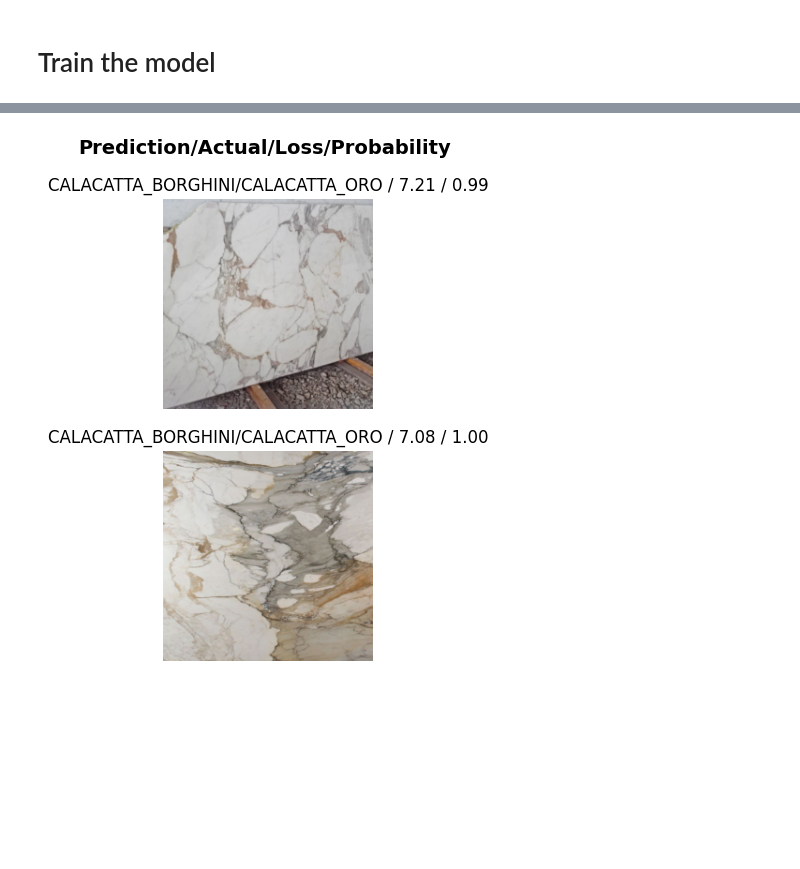
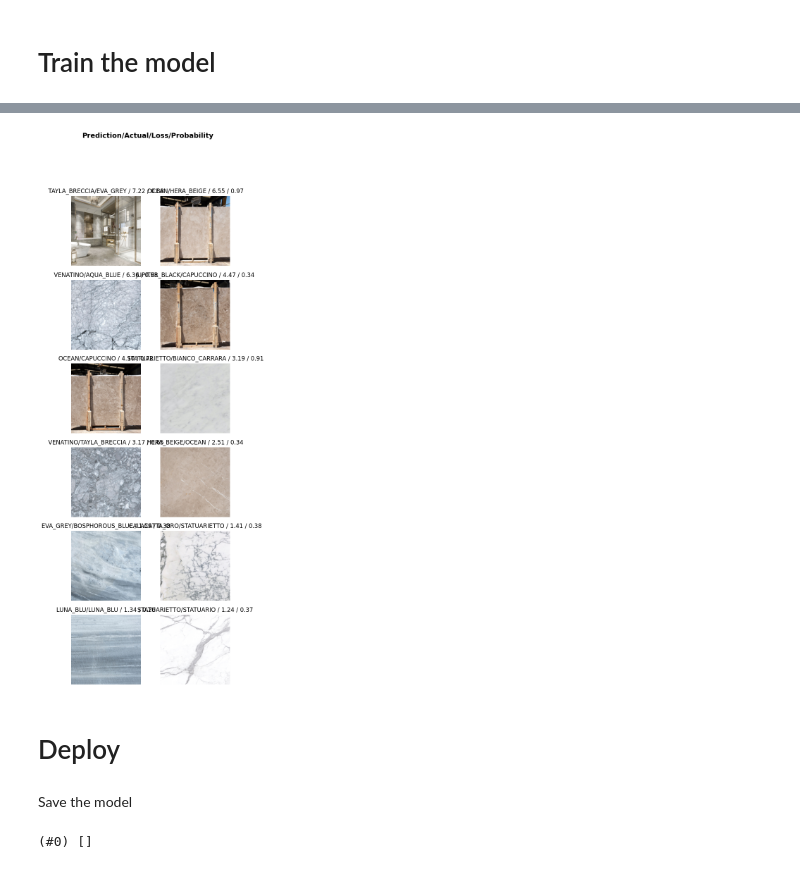
Before and after one commit to justsvykas/lemon_test, a Jupyter notebook: LemonTestAI.ipynb, the cells around one changed output, grey strips where cells are left out. Saved outputs shown, nothing was run; the diff lists cells and outputs as text; code cells hidden in the pictures; blank space fills up the shorter version.

Commit message:
Updated dataset to have distributed validation set among categories and deployed model into hugging spaces

```diff
--- a/LemonTestAI.ipynb
+++ b/LemonTestAI.ipynb
@@ -32,0 +21,18 @@ def get_marble_type(x):
+# %%
+import pandas as pd
+import os
+
+def create_dataframe_from_folders(root_path):
+  data = []
+  for dirpath, dirnames, filenames in os.walk(root_path):
+    for filename in filenames:
+      file_path = os.path.join(dirpath, filename)
+      label = os.path.basename(os.path.dirname(file_path))
+
+      file_path = file_path.replace('/content/drive/MyDrive/IMGDATA_MARBLE_COUNTRY', '')
+      data.append([file_path, label])
+  return pd.DataFrame(data, columns=['file_path', 'label'])
+
+# Example usage
+df = create_dataframe_from_folders('/content/drive/MyDrive/IMGDATA_MARBLE_COUNTRY')
+print(df)
@@ -32,0 +59,15 @@ def get_marble_type(x):
+# %%
+import pandas as pd
+
+def add_validation_column(df, val_pct=0.2):
+  df['is_valid'] = False
+  for label in df['label'].unique():
+    idxs = df[df['label'] == label].index
+    n_val = int(len(idxs) * val_pct)
+    val_idxs = idxs[:n_val]
+    df.loc[val_idxs, 'is_valid'] = True
+  return df
+
+# Example usage
+df = add_validation_column(df, val_pct=0.2)
+print(df)
@@ -33,7 +92,6 @@ def get_marble_type(x):
 # %%
-dls = ImageDataLoaders.from_path_func(
-    path, get_image_files(path), valid_pct=0.20, seed=42,
-    label_func=get_marble_type, item_tfms=Resize(224))
+dls = ImageDataLoaders.from_df(
+    df, path='/content/drive/MyDrive/IMGDATA_MARBLE_COUNTRY', seed=42, item_tfms=Resize(224), valid_col='is_valid')
 # %%
 dls.show_batch()
 # %% [output]
@@ -121,5 +137,9 @@ interp.plot_confusion_matrix()
 # %%
-interp.plot_top_losses(2, nrows=2)
+interp.plot_top_losses(12, nrows=6)
 # %% [output]
 [interactive output not drawn]
-[figure, old version]
+[figure, new version]
+# %% [markdown]
+# Deploy
+# %% [markdown]
+Save the model
@@ -125,0 +150,5 @@ interp.plot_top_losses(2, nrows=2)
+# %%
+path = Path()
+path.ls(file_exts='.pkl')
+# %% [output]
+(#0) []
```
Also changed, not shown: parts of 37 cells of this notebook.
